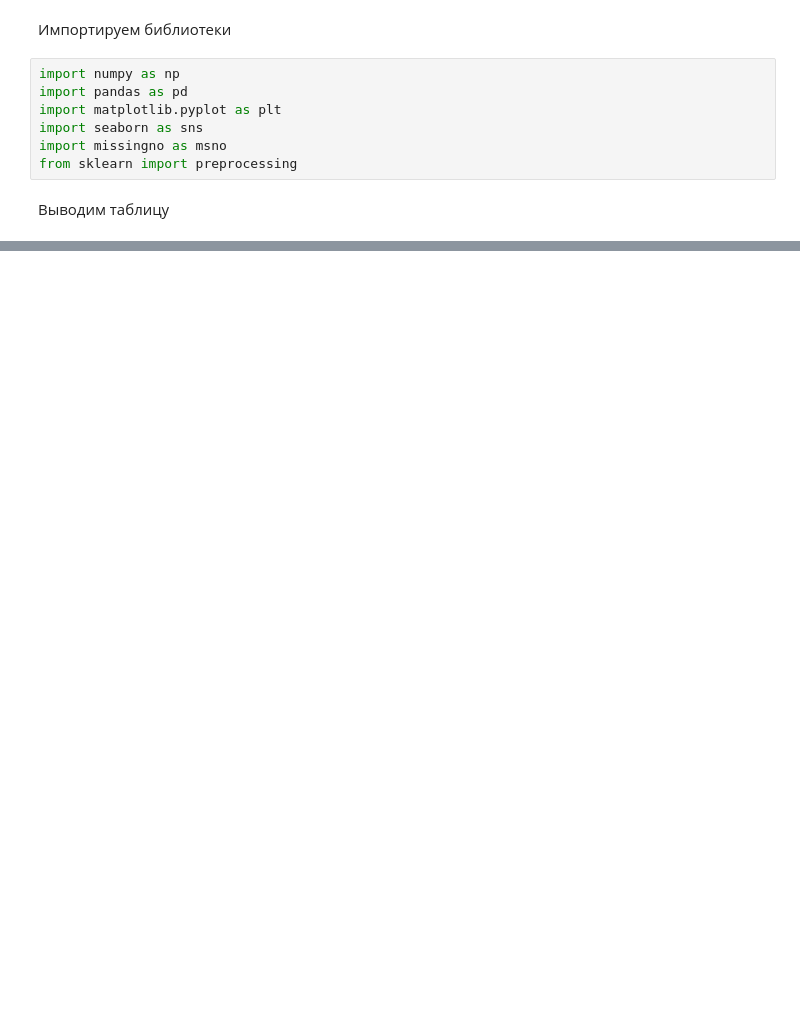
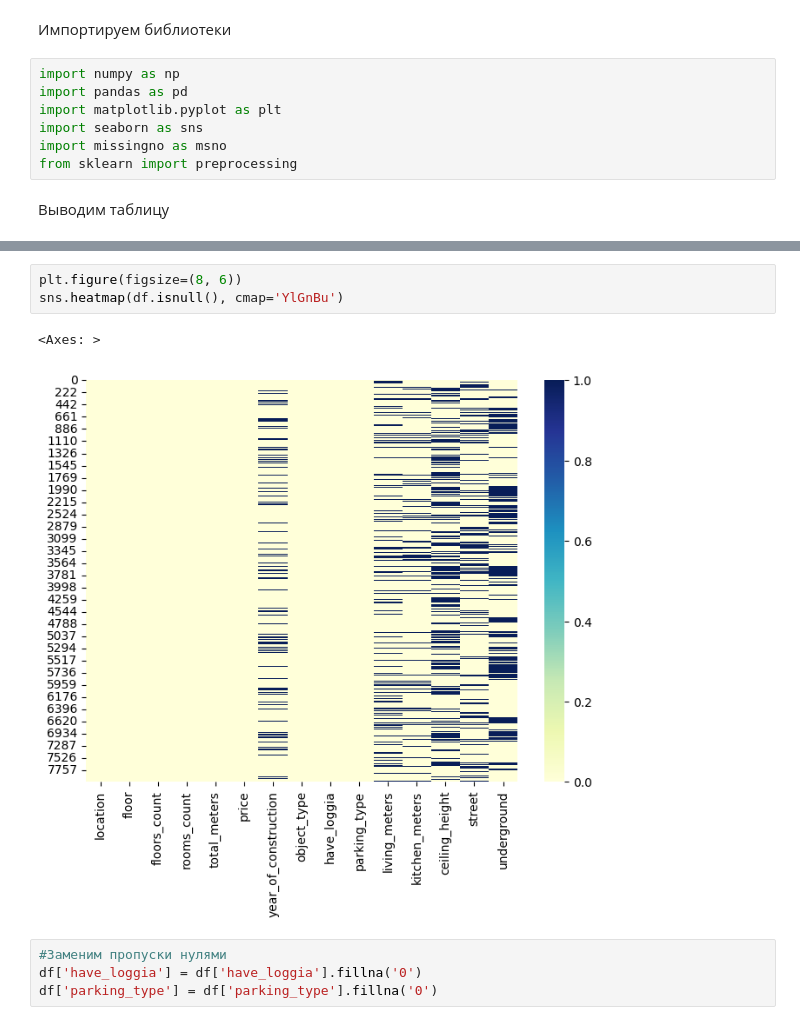
Before and after one commit to Tema13379/cian_progect, a Jupyter notebook: home.ipynb, the cells around one changed output, grey strips where cells are left out. Drawn from its saved outputs; the diff is of its cells as text; blank space fills up the shorter version.

```diff
--- a/home.ipynb
+++ b/home.ipynb
@@ -227,0 +158,10 @@ plt.show()
+# %%
+plt.figure(figsize=(8, 6))
+sns.heatmap(df.isnull(), cmap='YlGnBu')
+# %% [output]
+<Axes: >
+[figure, added]
+# %%
+#Заменим пропуски нулями
+df['have_loggia'] = df['have_loggia'].fillna('0')
+df['parking_type'] = df['parking_type'].fillna('0')
```
Also changed, not shown: parts of 119 cells of this notebook.
